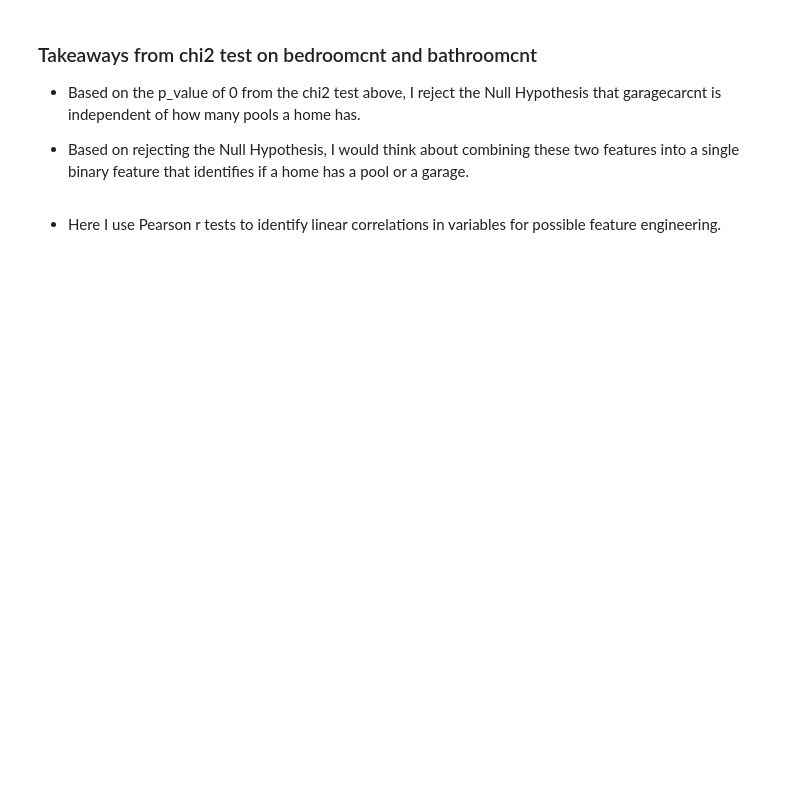
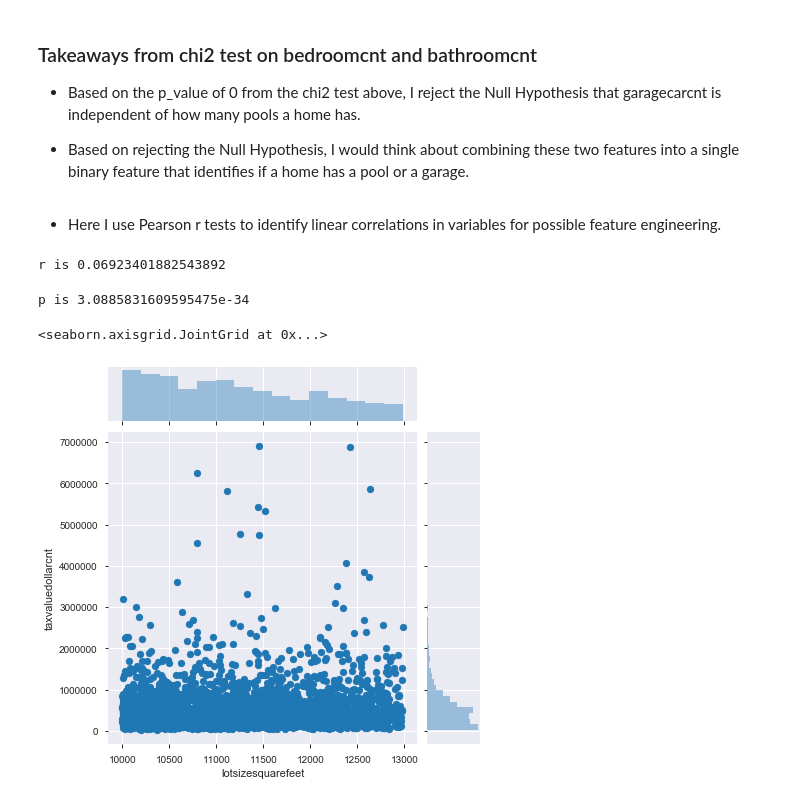
Before and after one commit to FJ-Zillow-Org/Zillow, a Jupyter notebook: faiths_explore.ipynb, the cells around one changed output. Cells and saved outputs as stored; diff of their text form; code cells hidden in the pictures; blank space fills up the shorter version.

```diff
--- a/faiths_explore.ipynb
+++ b/faiths_explore.ipynb
@@ -399,4 +394,19 @@ The p-value of the contingency test is 6.195435621482677e-94.
 # %%
 r, p = stats.pearsonr(train_cat.lotsizesquarefeet, train_cat.taxvaluedollarcnt)
 # %%
-print(f"")
+print(f"r is {r}")
+# %% [output]
+r is 0.06923401882543892
+# %%
+print(f"p is {p}")
+# %% [output]
+p is 3.0885831609595475e-34
+# %%
+# creating df handling values above 10_000 sqfeet to get a better look at the relationship between the variables
+
+lot_no_outliers = train_cat[train_cat.lotsizesquarefeet > 10000]
+# %%
+sns.jointplot(data=lot_no_outliers, y="taxvaluedollarcnt", x="lotsizesquarefeet")
+# %% [output]
+<seaborn.axisgrid.JointGrid at 0x...>
+[figure, added]
```
Also changed, not shown: parts of 13 cells of this notebook.
